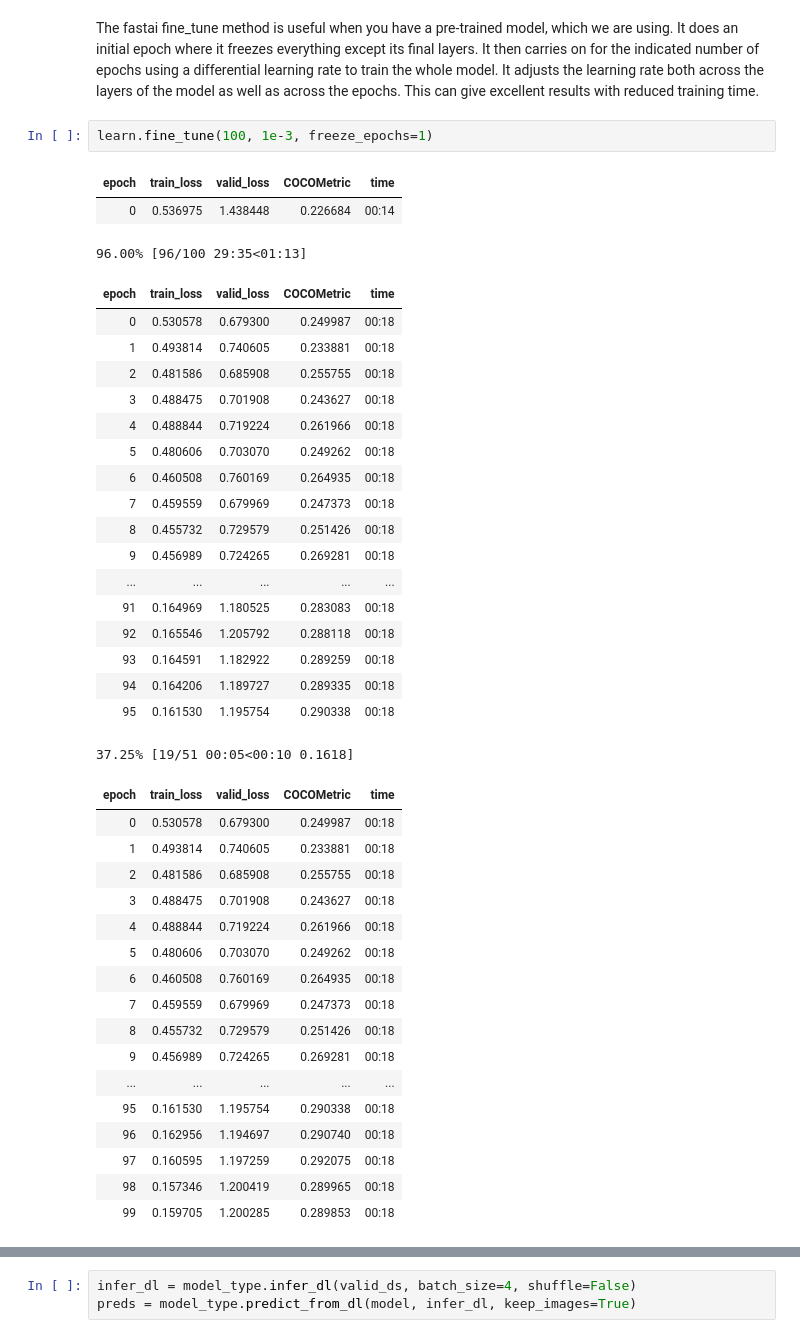
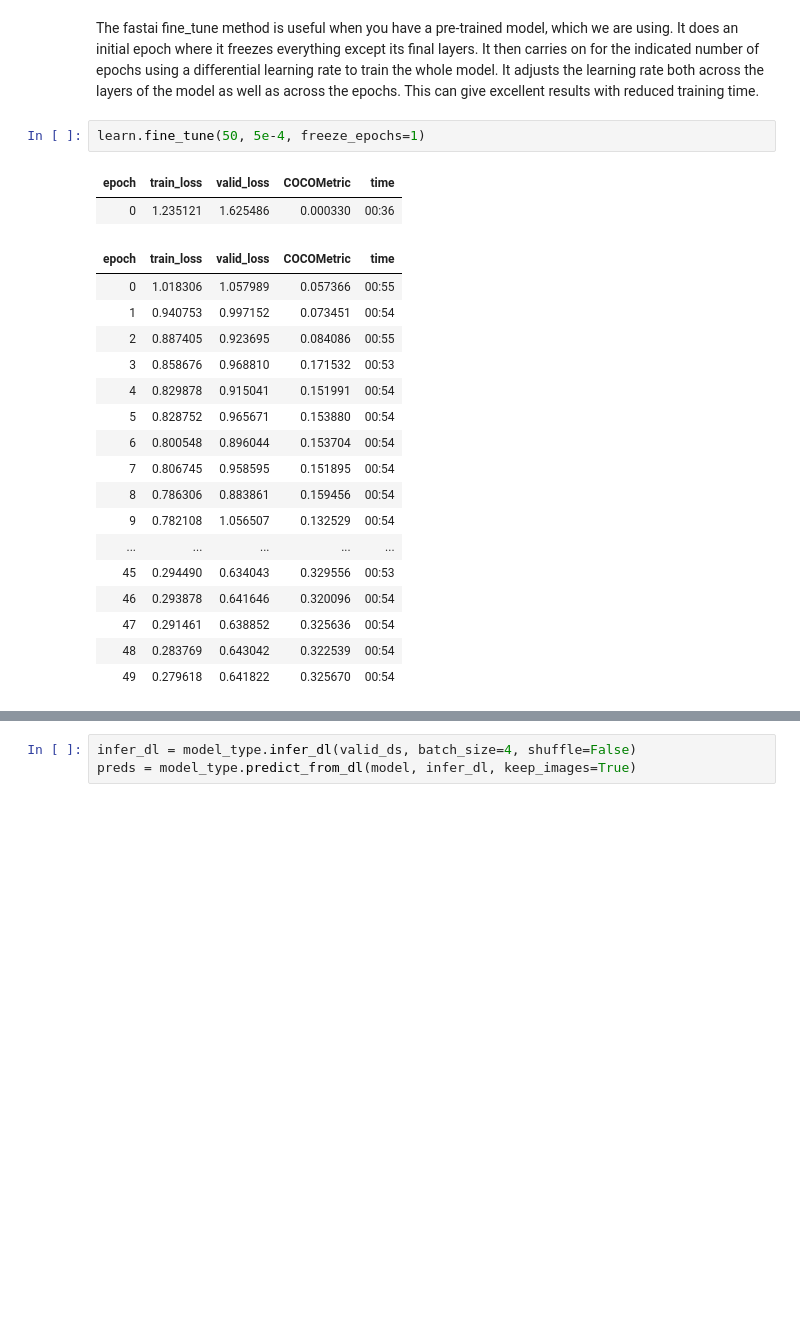
Before and after one commit to robmarkcole/fire-detection-from-images, a Jupyter notebook: pytorch/icevision/icevision_firenet_retinanet.ipynb, the cells around one changed output, grey strips where cells are left out. Drawn from its saved outputs; the diff is of its cells as text; blank space fills up the shorter version.

```diff
--- a/pytorch/icevision/icevision_firenet_retinanet.ipynb
+++ b/pytorch/icevision/icevision_firenet_retinanet.ipynb
@@ -156,43 +171,24 @@ SuggestedLRs(lr_min=7.585775892948732e-06, lr_steep=9.120108734350652e-05)
 # %% [markdown]
 The fastai fine_tune method is useful when you have a pre-trained model, which we are using. It does an initial epoch where it freezes everything except its final layers. It then carries on for the indicated number of epochs using a differential learning rate to train the whole model. It adjusts the learning rate both across the layers of the model as well as across the epochs. This can give excellent results with reduced training time.
 # %%
-learn.fine_tune(100, 1e-3, freeze_epochs=1)
+learn.fine_tune(50, 5e-4, freeze_epochs=1)
 # %% [output]
 | epoch | train_loss | valid_loss | COCOMetric | time |
-| 0 | 0.536975 | 1.438448 | 0.226684 | 00:14 |
+| 0 | 1.235121 | 1.625486 | 0.000330 | 00:36 |
-96.00% [96/100 29:35<01:13]
 | epoch | train_loss | valid_loss | COCOMetric | time |
-| 0 | 0.530578 | 0.679300 | 0.249987 | 00:18 |
-| 1 | 0.493814 | 0.740605 | 0.233881 | 00:18 |
-| 2 | 0.481586 | 0.685908 | 0.255755 | 00:18 |
-| 3 | 0.488475 | 0.701908 | 0.243627 | 00:18 |
-| 4 | 0.488844 | 0.719224 | 0.261966 | 00:18 |
-| 5 | 0.480606 | 0.703070 | 0.249262 | 00:18 |
-| 6 | 0.460508 | 0.760169 | 0.264935 | 00:18 |
-| 7 | 0.459559 | 0.679969 | 0.247373 | 00:18 |
-| 8 | 0.455732 | 0.729579 | 0.251426 | 00:18 |
-| 9 | 0.456989 | 0.724265 | 0.269281 | 00:18 |
+| 0 | 1.018306 | 1.057989 | 0.057366 | 00:55 |
+| 1 | 0.940753 | 0.997152 | 0.073451 | 00:54 |
+| 2 | 0.887405 | 0.923695 | 0.084086 | 00:55 |
+| 3 | 0.858676 | 0.968810 | 0.171532 | 00:53 |
+| 4 | 0.829878 | 0.915041 | 0.151991 | 00:54 |
+| 5 | 0.828752 | 0.965671 | 0.153880 | 00:54 |
+| 6 | 0.800548 | 0.896044 | 0.153704 | 00:54 |
+| 7 | 0.806745 | 0.958595 | 0.151895 | 00:54 |
+| 8 | 0.786306 | 0.883861 | 0.159456 | 00:54 |
+| 9 | 0.782108 | 1.056507 | 0.132529 | 00:54 |
 | ... | ... | ... | ... | ... |
-| 91 | 0.164969 | 1.180525 | 0.283083 | 00:18 |
-| 92 | 0.165546 | 1.205792 | 0.288118 | 00:18 |
-| 93 | 0.164591 | 1.182922 | 0.289259 | 00:18 |
-| 94 | 0.164206 | 1.189727 | 0.289335 | 00:18 |
-| 95 | 0.161530 | 1.195754 | 0.290338 | 00:18 |
+| 45 | 0.294490 | 0.634043 | 0.329556 | 00:53 |
+| 46 | 0.293878 | 0.641646 | 0.320096 | 00:54 |
+| 47 | 0.291461 | 0.638852 | 0.325636 | 00:54 |
+| 48 | 0.283769 | 0.643042 | 0.322539 | 00:54 |
+| 49 | 0.279618 | 0.641822 | 0.325670 | 00:54 |
-37.25% [19/51 00:05<00:10 0.1618]
-| epoch | train_loss | valid_loss | COCOMetric | time |
-| 0 | 0.530578 | 0.679300 | 0.249987 | 00:18 |
-| 1 | 0.493814 | 0.740605 | 0.233881 | 00:18 |
-| 2 | 0.481586 | 0.685908 | 0.255755 | 00:18 |
-| 3 | 0.488475 | 0.701908 | 0.243627 | 00:18 |
-| 4 | 0.488844 | 0.719224 | 0.261966 | 00:18 |
-| 5 | 0.480606 | 0.703070 | 0.249262 | 00:18 |
-| 6 | 0.460508 | 0.760169 | 0.264935 | 00:18 |
-| 7 | 0.459559 | 0.679969 | 0.247373 | 00:18 |
-| 8 | 0.455732 | 0.729579 | 0.251426 | 00:18 |
-| 9 | 0.456989 | 0.724265 | 0.269281 | 00:18 |
-| ... | ... | ... | ... | ... |
-| 95 | 0.161530 | 1.195754 | 0.290338 | 00:18 |
-| 96 | 0.162956 | 1.194697 | 0.290740 | 00:18 |
-| 97 | 0.160595 | 1.197259 | 0.292075 | 00:18 |
-| 98 | 0.157346 | 1.200419 | 0.289965 | 00:18 |
-| 99 | 0.159705 | 1.200285 | 0.289853 | 00:18 |
```
Also changed, not shown: parts of 16 cells of this notebook, 1 other file.
